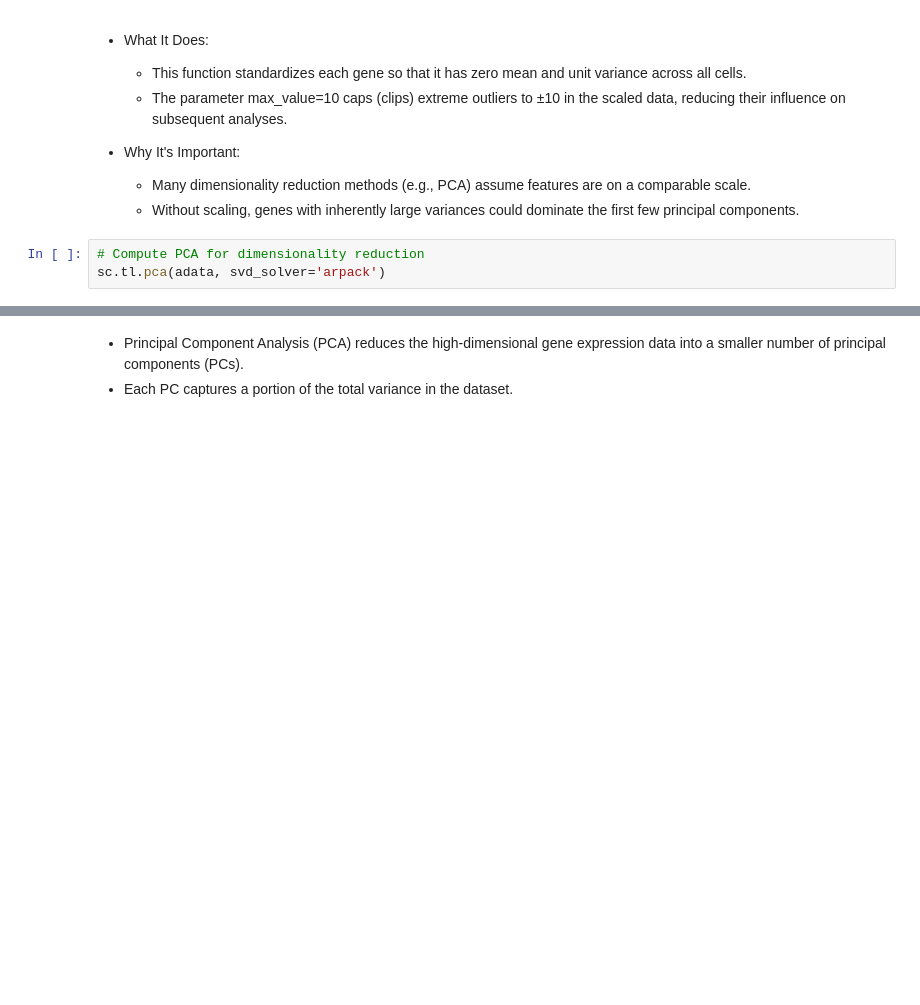
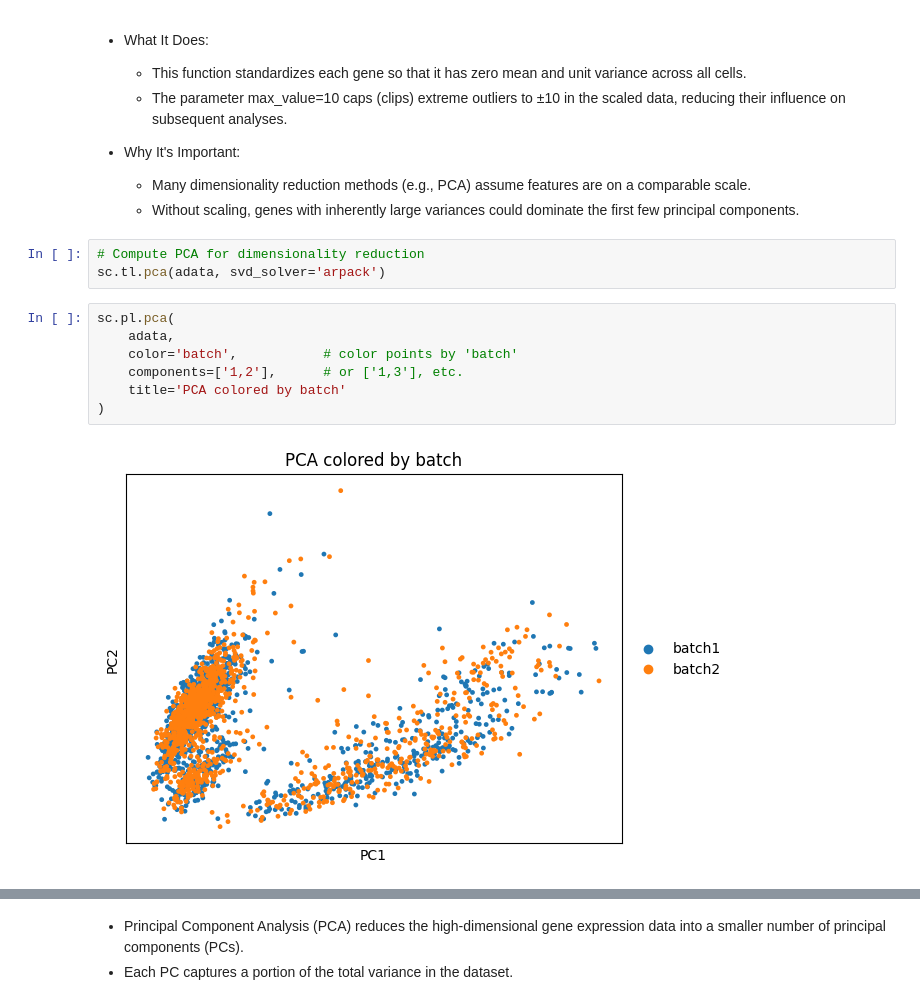
Before and after one commit to YunkeW/Single-Cell, a Jupyter notebook: single_cell_integration_pipeline.ipynb, the cells around one changed output, grey strips where cells are left out. Saved outputs shown, nothing was run; the diff lists cells and outputs as text; blank space fills up the shorter version.

```diff
--- a/single_cell_integration_pipeline.ipynb
+++ b/single_cell_integration_pipeline.ipynb
@@ -480,3 +516,12 @@ sc.pp.scale(adata, max_value=10)
 # %%
 # Compute PCA for dimensionality reduction
 sc.tl.pca(adata, svd_solver='arpack')
+# %%
+sc.pl.pca(
+    adata,
+    color='batch',           # color points by 'batch'
+    components=['1,2'],      # or ['1,3'], etc.
+    title='PCA colored by batch'
+)
+# %% [output]
+[figure, added]
```
Also changed, not shown: parts of 17 cells of this notebook.
